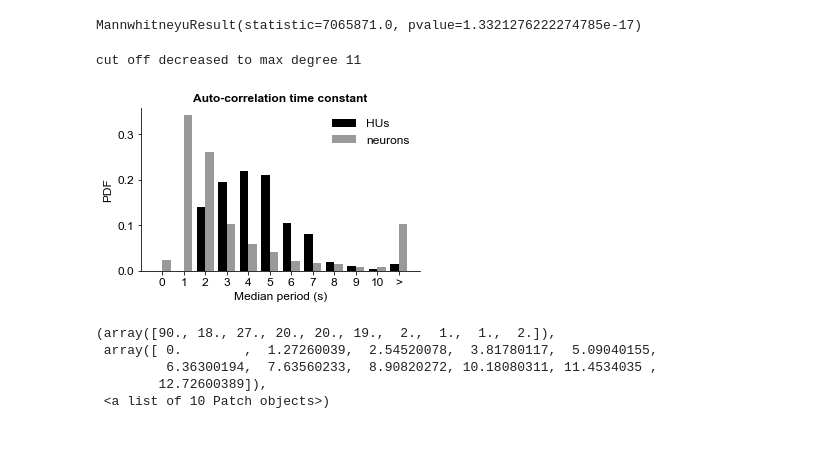
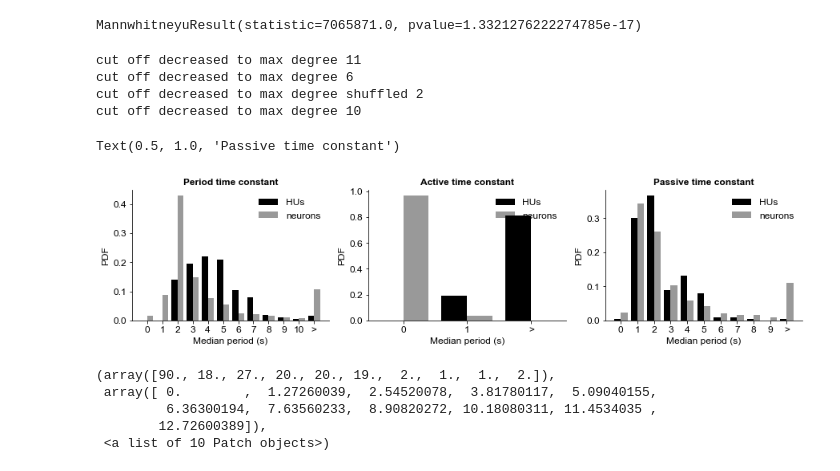
Before and after one commit to vdplasthijs/zf-rbm, a Jupyter notebook: figure_notebooks/fig_structure_dynamics.ipynb, the cells around one changed output. Cells and saved outputs as stored; diff of their text form; code cells hidden in the pictures; blank space fills up the shorter version.

```diff
--- a/figure_notebooks/fig_structure_dynamics.ipynb
+++ b/figure_notebooks/fig_structure_dynamics.ipynb
@@ -450,23 +450,44 @@ scipy.stats.mannwhitneyu(median_period_duration, median_vu_period[:, 2], alterna
 # %% [output]
 MannwhitneyuResult(statistic=7065871.0, pvalue=1.3321276222274785e-17)
 # %%
-plt.rcParams['figure.figsize'] = (5, 3)
-ax_hist_inter_mainstate = plt.subplot(111)
-pf.plot_degree_distr(degree_dict_sh={'ea': median_vu_period[:, 0].round().astype('int')},
+plt.rcParams['figure.figsize'] = (15, 3)
+ax_per = plt.subplot(131)
+pf.plot_degree_distr(degree_dict_sh={'ea': median_vu_period[:, 2].round().astype('int')},
                      degree_dict={'ea': median_period_duration.round().astype('int')},
-                     ax=ax_hist_inter_mainstate, plot_shuffled=True,
+                     ax=ax_per, plot_shuffled=True,
                      cutoff=15, normalise=True, dr='ea', colour='k',
                      label='HUs', label_sh='neurons', v_spacing_greater=True)
 
-ax_hist_inter_mainstate.set_xlabel('Median period (s)')
-ax_hist_inter_mainstate.set_ylabel('PDF')
-ax_hist_inter_mainstate.set_title('Auto-correlation time constant', weight='bold')
-ax_hist_inter_mainstate.spines['right'].set_visible(False)
-ax_hist_inter_mainstate.spines['top'].set_visible(False)
-ax_hist_inter_mainstate.legend(loc='upper right', frameon=False);
+ax_bur = plt.subplot(132)
+pf.plot_degree_distr(degree_dict_sh={'ea': median_vu_period[:, 1].round().astype('int')},
+                     degree_dict={'ea': median_burst_duration.round().astype('int')},
+                     ax=ax_bur, plot_shuffled=True,
+                     cutoff=15, normalise=True, dr='ea', colour='k',
+                     label='HUs', label_sh='neurons', v_spacing_greater=True)
+
+ax_sil = plt.subplot(133)
+pf.plot_degree_distr(degree_dict_sh={'ea': median_vu_period[:, 0].round().astype('int')},
+                     degree_dict={'ea': median_silence_duration.round().astype('int')},
+                     ax=ax_sil, plot_shuffled=True,
+                     cutoff=15, normalise=True, dr='ea', colour='k',
+                     label='HUs', label_sh='neurons', v_spacing_greater=True)
+
+for ax in [ax_per, ax_bur, ax_sil]:
+    ax.set_xlabel('Median period (s)')
+    ax.set_ylabel('PDF')
+    ax.spines['right'].set_visible(False)
+    ax.spines['top'].set_visible(False)
+    ax.legend(loc='upper right', frameon=False);
+ax_per.set_title('Period time constant', weight='bold')
+ax_bur.set_title('Active time constant', weight='bold')
+ax_sil.set_title('Passive time constant', weight='bold')
 # %% [output]
 cut off decreased to max degree 11
+cut off decreased to max degree 6
+cut off decreased to max degree shuffled 2
+cut off decreased to max degree 10
+Text(0.5, 1.0, 'Passive time constant')
-[figure, old version]
+[figure, new version]
 # %%
 plt.hist(median_period_duration)
 # %% [output]
```
Also changed, not shown: 4 other files.
